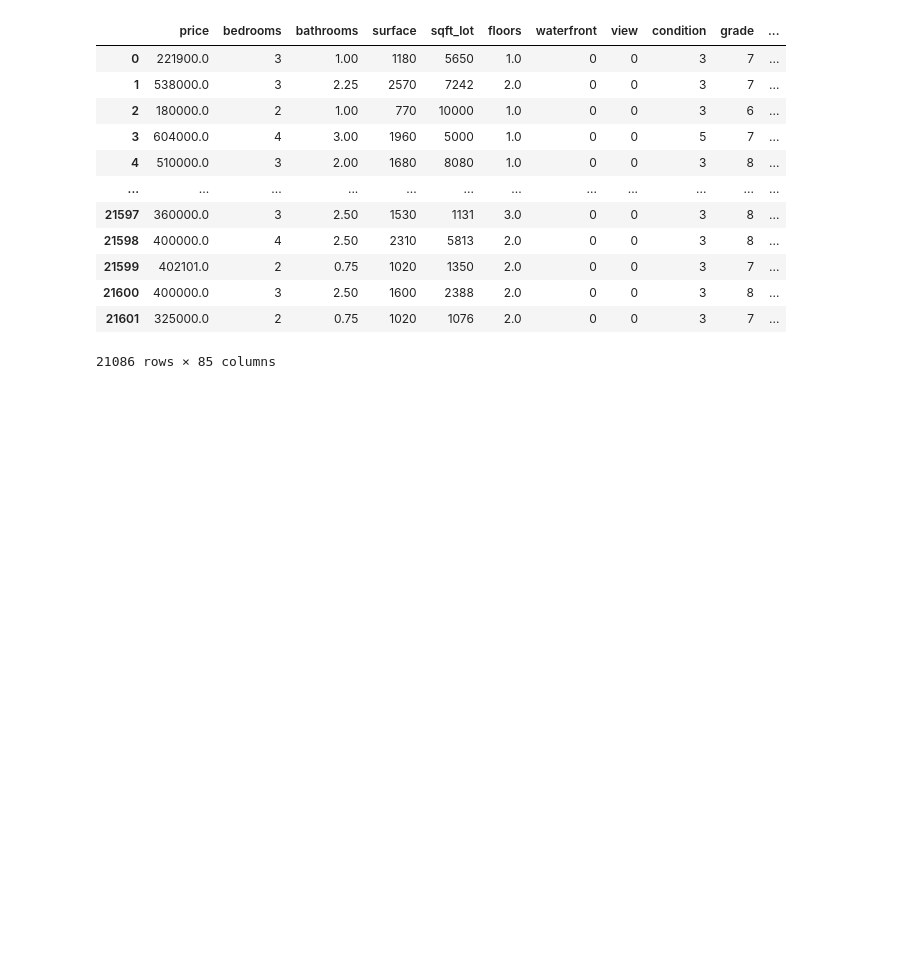
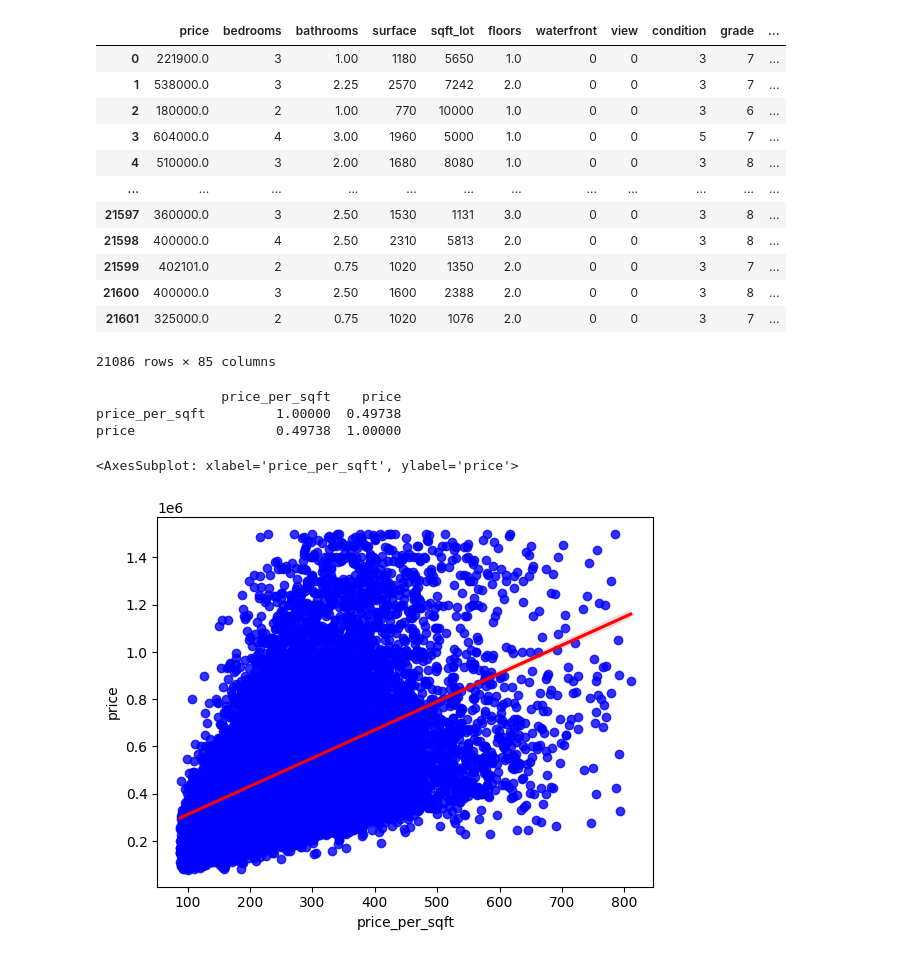
Before and after one commit to DonzerHD/Prediction_prix_maison_application, a Jupyter notebook: notebooks/data_preparation.ipynb, the cells around one changed output. Drawn from its saved outputs; the diff is of its cells as text; code cells hidden in the pictures; blank space fills up the shorter version.

Commit message:
model terminé linearRegression

```diff
--- a/notebooks/data_preparation.ipynb
+++ b/notebooks/data_preparation.ipynb
@@ -111,9 +111,20 @@ df_drop
 21086 rows × 85 columns
 # %%
 # KNN
-df_knn = df.drop(['date', 'id', 'zipcode' , 'lat' , 'long' , 'yr_built' , 'yr_renovated' ], axis=1)
+df_knn = df.drop(['date', 'id', 'zipcode' , 'lat' , 'long' , 'yr_built' , 'yr_renovated'], axis=1)
 df_knn = df_knn[df_knn['price'] <= 1500000]
-df_knn = df_knn[df_knn['surface'] <= 8000]
+# prix aux pieds carrés
+df_knn['price_per_sqft'] = df_knn['price'] / df_knn['surface']
+# correlation entre le prix et les pieds carrés
+print(df_knn[['price_per_sqft', 'price']].corr())
+# graphique couleur ligne de regression en rouge et les poins en bleu
+sns.regplot(x='price_per_sqft', y='price', data=df_knn, color='blue', line_kws={'color': 'red'})
+# %% [output]
+                price_per_sqft    price
+price_per_sqft         1.00000  0.49738
+price                  0.49738  1.00000
+<AxesSubplot: xlabel='price_per_sqft', ylabel='price'>
+[figure, added]
 # %%
 df_drop.to_csv('data/kc_house_data_clean_model.csv', index=False)
 df_knn.to_csv('data/kc_house_data_clean_knn.csv', index=False)
```
Also changed, not shown: parts of 1 cell of this notebook, 1 other file.
